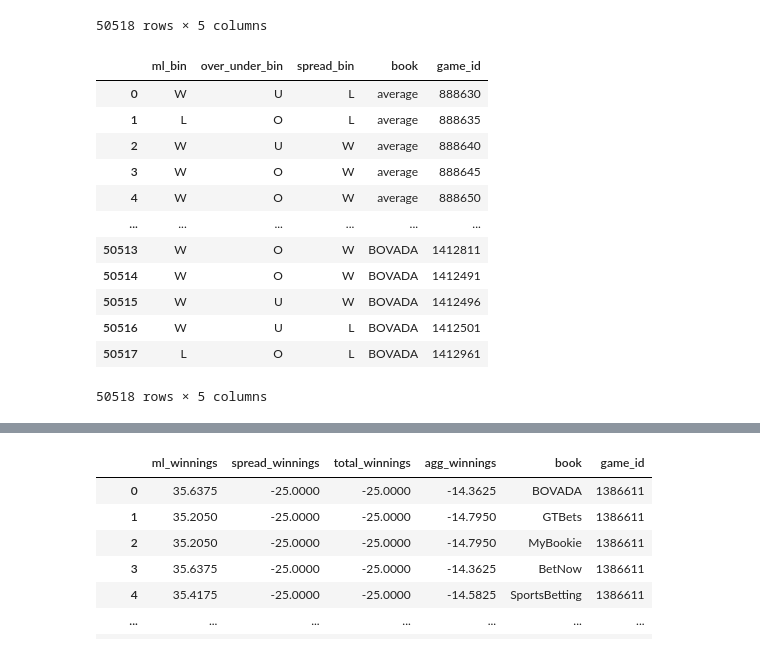
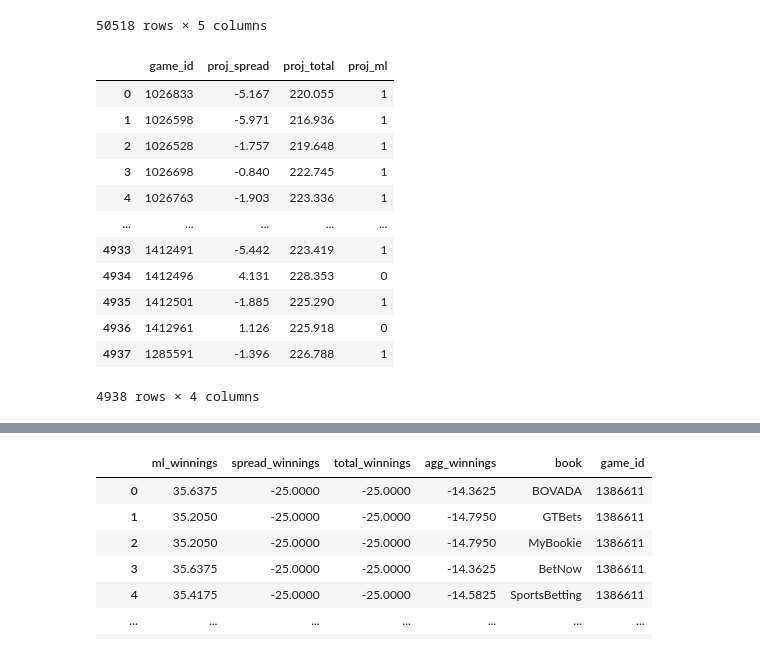
Before and after one commit to kyle-rgb/NBA_Sportsbook_Project, a Jupyter notebook: notebooks/Modeling.ipynb, the cells around one changed output, grey strips where cells are left out. Cells and saved outputs as stored; diff of their text form; code cells hidden in the pictures.

```diff
--- a/notebooks/Modeling.ipynb
+++ b/notebooks/Modeling.ipynb
@@ -1716,0 +1753,10 @@ model_factory(10, "ewm", "mean").groupby(["market", "metric"]).sum()
+# %%
+cls_mkt_cols = ["moneyline_home", "moneyline_away", "spread_home", "spread_odds_home", "spread_away", "spread_odds_away", "total", "over_odds", "under_odds"]
+# %%
+for c in cls_mkt_cols:
+    if c == "total":
+        cls_mkt[c] = cls_mkt[c].fillna(value=219.5)
+    elif (c == "spread_home") | (c== "spread_away"):
+        cls_mkt[c] = cls_mkt[c].fillna(value=0)
+    else:
+        cls_mkt[c] = cls_mkt[c].fillna(value=-110.0)
@@ -2343,21 +2421,21 @@ ma_10_ex_mean.mkt_comparison
     # 2. W/L/P Matrix Aggregation by Book (graded_picks)
     # 3. W/L/P for Team (mkt_comparison turn spread and moneyline to team)
 # %%
-ma_10_ex_mean.full_book_eval
+ma_10_ex_mean.projected_markets
 # %% [output]
-|  | ml_bin | over_under_bin | spread_bin | book | game_id |
-| 0 | W | U | L | average | 888630 |
-| 1 | L | O | L | average | 888635 |
-| 2 | W | U | W | average | 888640 |
-| 3 | W | O | W | average | 888645 |
-| 4 | W | O | W | average | 888650 |
-| ... | ... | ... | ... | ... | ... |
-| 50513 | W | O | W | BOVADA | 1412811 |
-| 50514 | W | O | W | BOVADA | 1412491 |
-| 50515 | W | U | W | BOVADA | 1412496 |
-| 50516 | W | U | L | BOVADA | 1412501 |
-| 50517 | L | O | L | BOVADA | 1412961 |
+|  | game_id | proj_spread | proj_total | proj_ml |
+| 0 | 1026833 | -5.167 | 220.055 | 1 |
+| 1 | 1026598 | -5.971 | 216.936 | 1 |
+| 2 | 1026528 | -1.757 | 219.648 | 1 |
+| 3 | 1026698 | -0.840 | 222.745 | 1 |
+| 4 | 1026763 | -1.903 | 223.336 | 1 |
+| ... | ... | ... | ... | ... |
+| 4933 | 1412491 | -5.442 | 223.419 | 1 |
+| 4934 | 1412496 | 4.131 | 228.353 | 0 |
+| 4935 | 1412501 | -1.885 | 225.290 | 1 |
+| 4936 | 1412961 | 1.126 | 225.918 | 0 |
+| 4937 | 1285591 | -1.396 | 226.788 | 1 |
-50518 rows × 5 columns
+4938 rows × 4 columns
 # %%
 team_picks = ma_10_ex_mean.mkt_comparison.merge(ma_10_ex_mean.projections.loc[:, ["game_id", "home_abbv", "away_abbv"]], on=["game_id"])
 # %%
```
Also changed, not shown: parts of 33 cells of this notebook, 2 other files.
